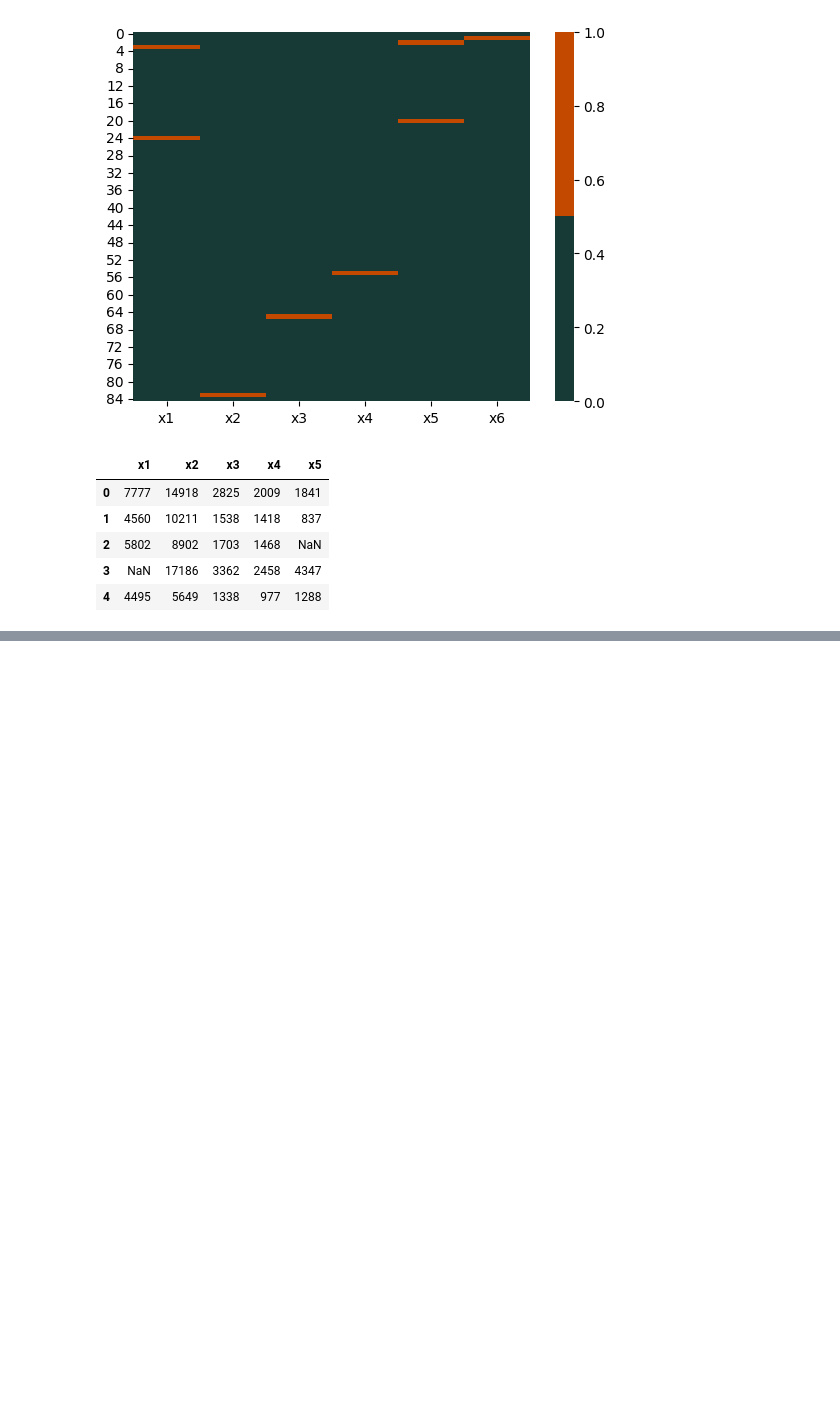
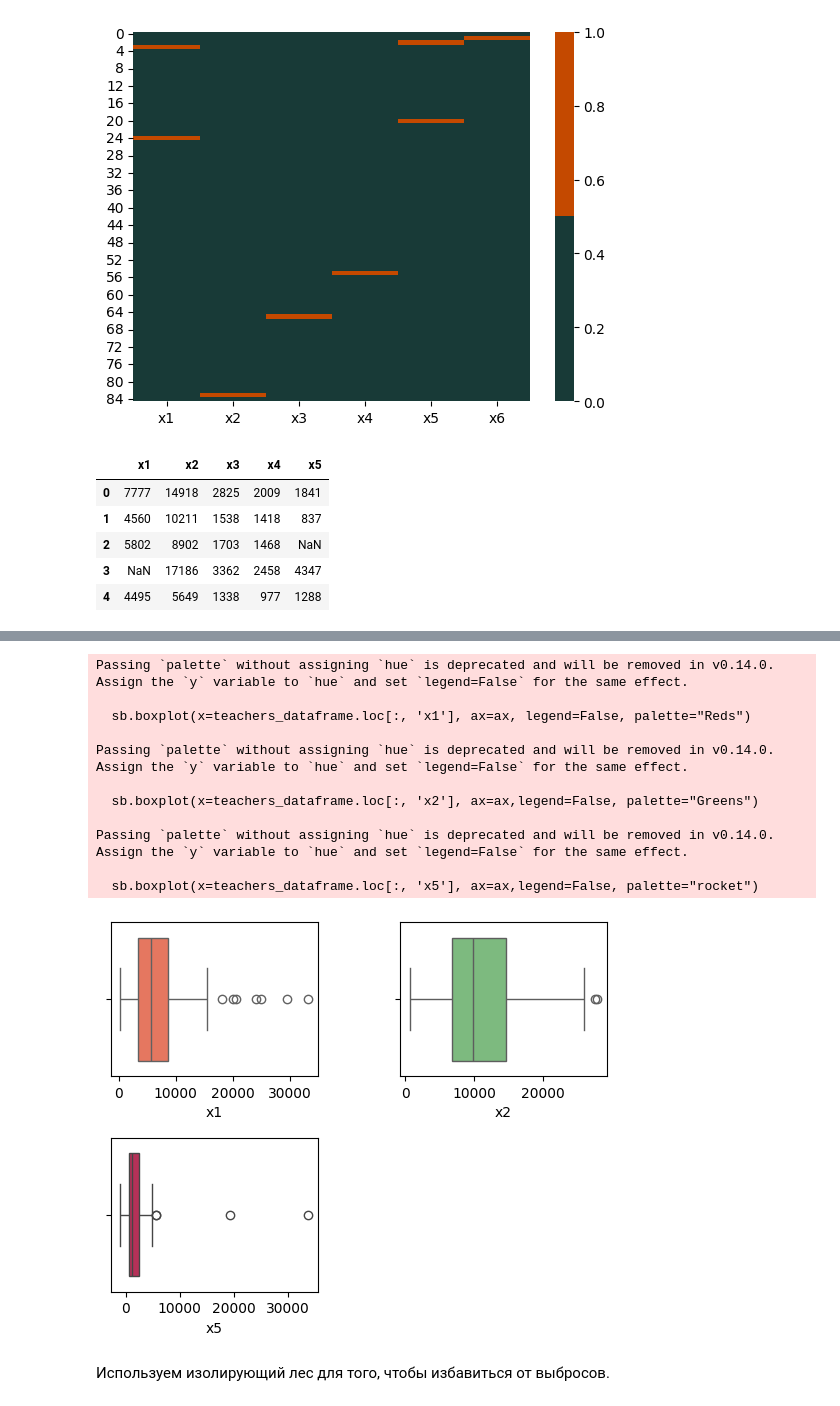
Before and after one commit to kujilit/machine-learning, a Jupyter notebook: labs/lab1/main.ipynb, the cells around one changed output, grey strips where cells are left out. Drawn from its saved outputs; the diff is of its cells as text; code cells hidden in the pictures; blank space fills up the shorter version.

```diff
--- a/labs/lab1/main.ipynb
+++ b/labs/lab1/main.ipynb
@@ -161,0 +131,29 @@ See the caveats in the documentation: https://pandas.pydata.org/pandas-docs/stab
+# %%
+grid = plt.figure()
+grid.subplots_adjust(hspace=0.4, wspace=0.4)
+
+ax = grid.add_subplot(2, 2, 1)
+sb.boxplot(x=teachers_dataframe.loc[:, 'x1'], ax=ax, legend=False, palette="Reds")
+
+ax = grid.add_subplot(2, 2, 2)
+sb.boxplot(x=teachers_dataframe.loc[:, 'x2'], ax=ax,legend=False, palette="Greens")
+
+ax = grid.add_subplot(2, 2, 3)
+sb.boxplot(x=teachers_dataframe.loc[:, 'x5'], ax=ax,legend=False, palette="rocket")
+
+plt.show()
+# %% [output]
+Passing `palette` without assigning `hue` is deprecated and will be removed in v0.14.0. Assign the `y` variable to `hue` and set `legend=False` for the same effect.
+
+  sb.boxplot(x=teachers_dataframe.loc[:, 'x1'], ax=ax, legend=False, palette="Reds")
+
+Passing `palette` without assigning `hue` is deprecated and will be removed in v0.14.0. Assign the `y` variable to `hue` and set `legend=False` for the same effect.
+
+  sb.boxplot(x=teachers_dataframe.loc[:, 'x2'], ax=ax,legend=False, palette="Greens")
+
+Passing `palette` without assigning `hue` is deprecated and will be removed in v0.14.0. Assign the `y` variable to `hue` and set `legend=False` for the same effect.
+
+  sb.boxplot(x=teachers_dataframe.loc[:, 'x5'], ax=ax,legend=False, palette="rocket")
+[figure, added]
+# %% [markdown]
+Используем изолирующий лес для того, чтобы избавиться от выбросов.
```
Also changed, not shown: parts of 13 cells of this notebook.
